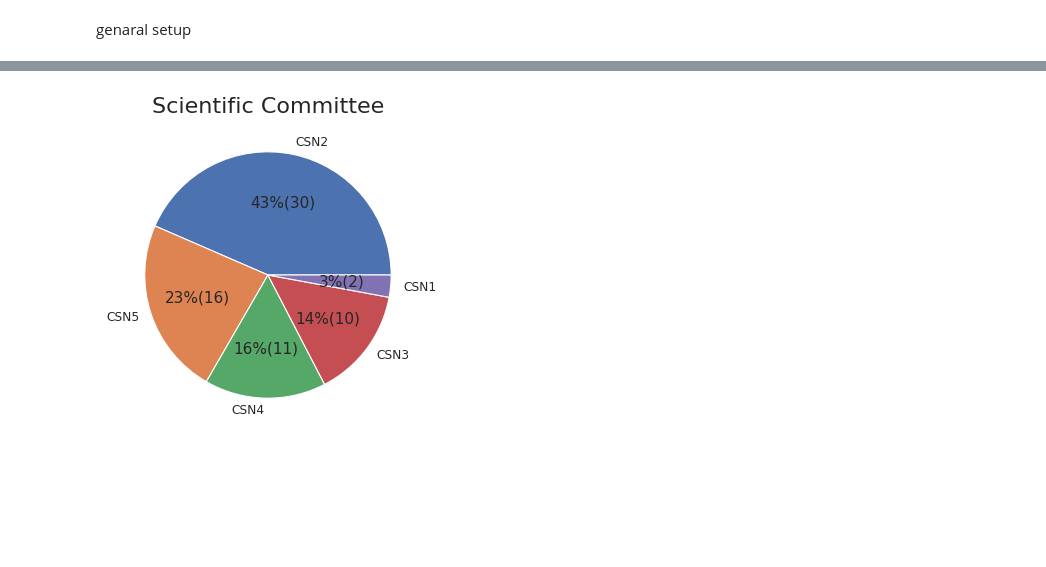
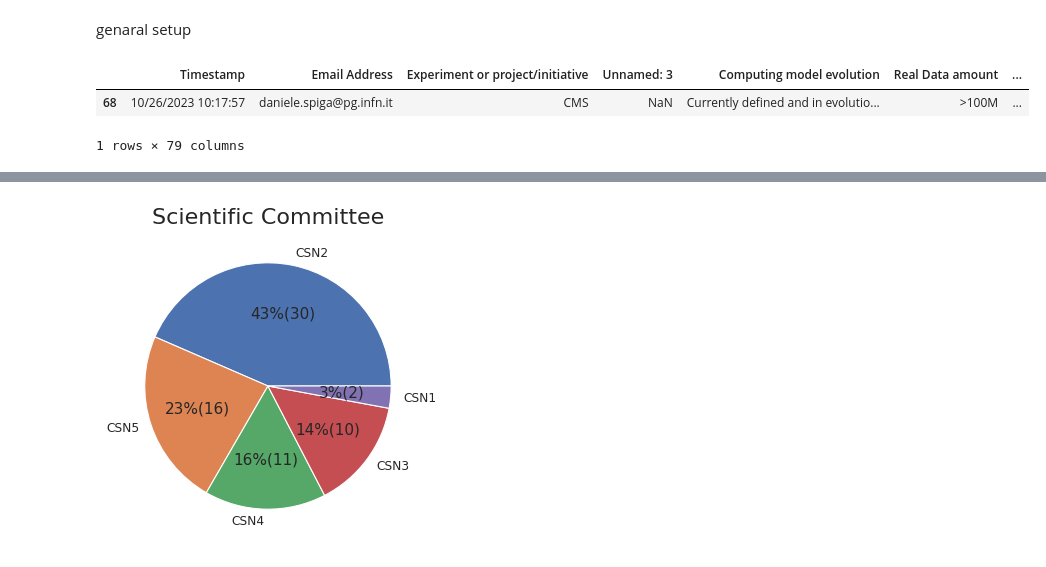
Before and after one commit to gmazzitelli/GSN2, a Jupyter notebook: IFNFCM.ipynb, the cells around one changed output, grey strips where cells are left out. Saved outputs shown, nothing was run; the diff lists cells and outputs as text; code cells hidden in the pictures; blank space fills up the shorter version.

```diff
--- a/IFNFCM.ipynb
+++ b/IFNFCM.ipynb
@@ -5,32 +5,41 @@ genaral setup
 # %%
 import pandas as pd
 import numpy as np
 import matplotlib.pyplot as plt
 from matplotlib.ticker import (MultipleLocator, FormatStrFormatter,
                                AutoMinorLocator)
 from scipy.optimize import curve_fit
 from sklearn.metrics import r2_score
 import seaborn as sns
+
 sns.set()
-def panda_from_gspreadsheet(key, sheet_name='Sheet1', header=0):
-  # google spredsheet TO panda dataframe
-  # ricordarsi di abilitare lo sharing pubblico dei dati
-
-  url = 'https://docs.google.com/spreadsheets/d/{key}/gviz/tq?tqx=out:csv&sheet={sheet_name}&headers=1'.format(
-      key=key, sheet_name=sheet_name.replace(' ', '%20'))
-  return pd.read_csv(url, header=header)
-
-# df =  panda_from_gspreadsheet('1MWRb1xbkpZOmUBLCLaC9ud4htvPEWYC7F8IuTt84YBg', sheet_name='Sheet1')
-df =  panda_from_gspreadsheet('1bPAhcjzy2BQFaGO2-I3_XsZSpZ0060jcwqIyuPkxR2w', sheet_name='Sheet1')
+sns.set_style("whitegrid")
+sns.set_context("paper", rc={"font.size":11,"axes.titlesize":16,"axes.labelsize":11})
 
 def Exp(x, p0, p1): # negative exponential
   import numpy as np
   return p0*np.exp(x/p1)
 
 def Line(x, m, q):
   import numpy as np
   return m*x + q
 
 def Gain(x, p0, p1):
   import numpy as np
   return p0*x**p1
+
+def panda_from_gspreadsheet(key, sheet_name='Sheet1', header=0):
+  # google spredsheet TO panda dataframe
+  # ricordarsi di abilitare lo sharing pubblico dei dati
+
+  url = 'https://docs.google.com/spreadsheets/d/{key}/gviz/tq?tqx=out:csv&sheet={sheet_name}&headers=1'.format(
+      key=key, sheet_name=sheet_name.replace(' ', '%20'))
+  return pd.read_csv(url, header=header)
+
+# df =  panda_from_gspreadsheet('1MWRb1xbkpZOmUBLCLaC9ud4htvPEWYC7F8IuTt84YBg', sheet_name='Sheet1')
+df =  panda_from_gspreadsheet('1bPAhcjzy2BQFaGO2-I3_XsZSpZ0060jcwqIyuPkxR2w', sheet_name='Sheet1')
+df.tail(1)
+# %% [output]
+|  | Timestamp | Email Address | Experiment or project/initiative | Unnamed: 3 | Computing model evolution | Real Data amount | ... |
+| 68 | 10/26/2023 10:17:57 | daniele.spiga@pg.infn.it | CMS | NaN | Currently defined and in evolutio... | >100M | ... |
+1 rows × 79 columns
```
Also changed, not shown: parts of 7 cells of this notebook.
